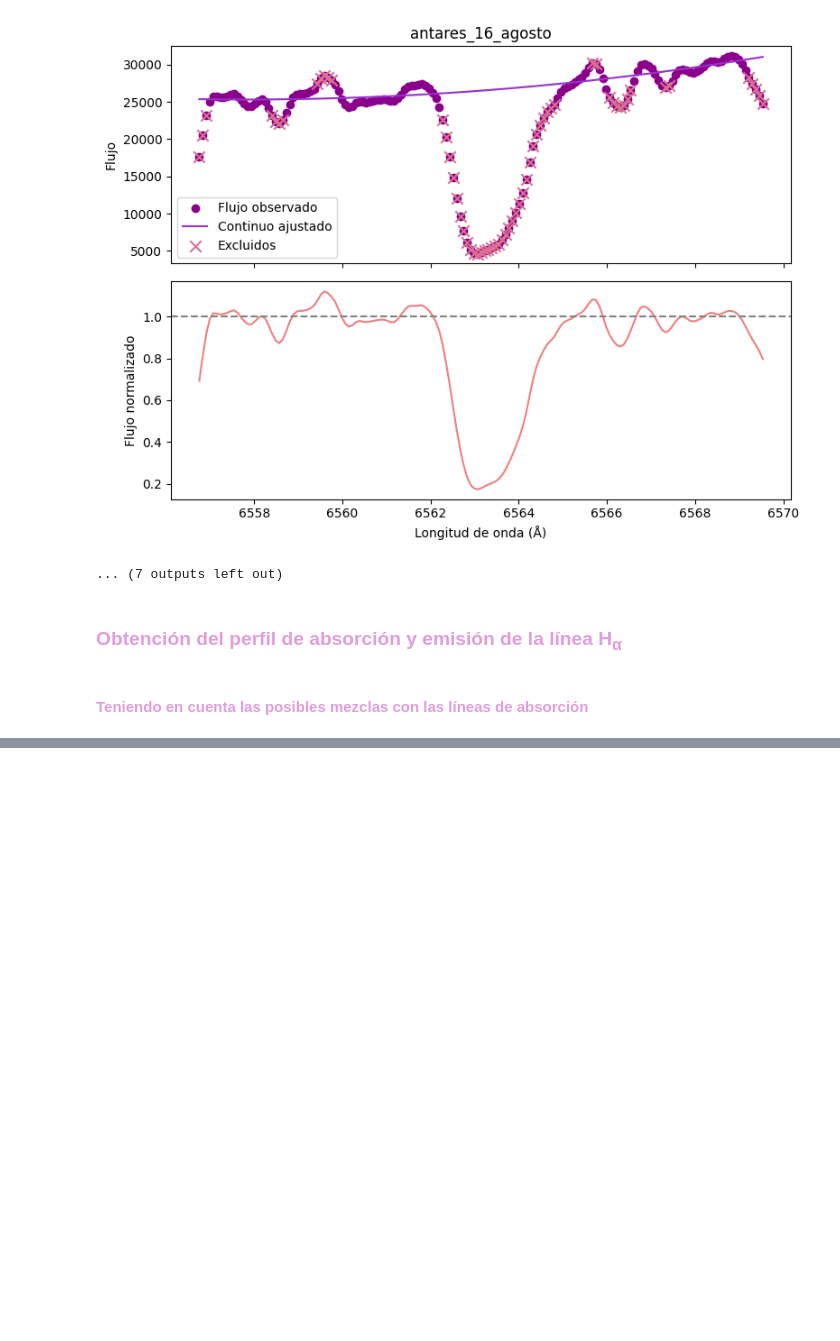
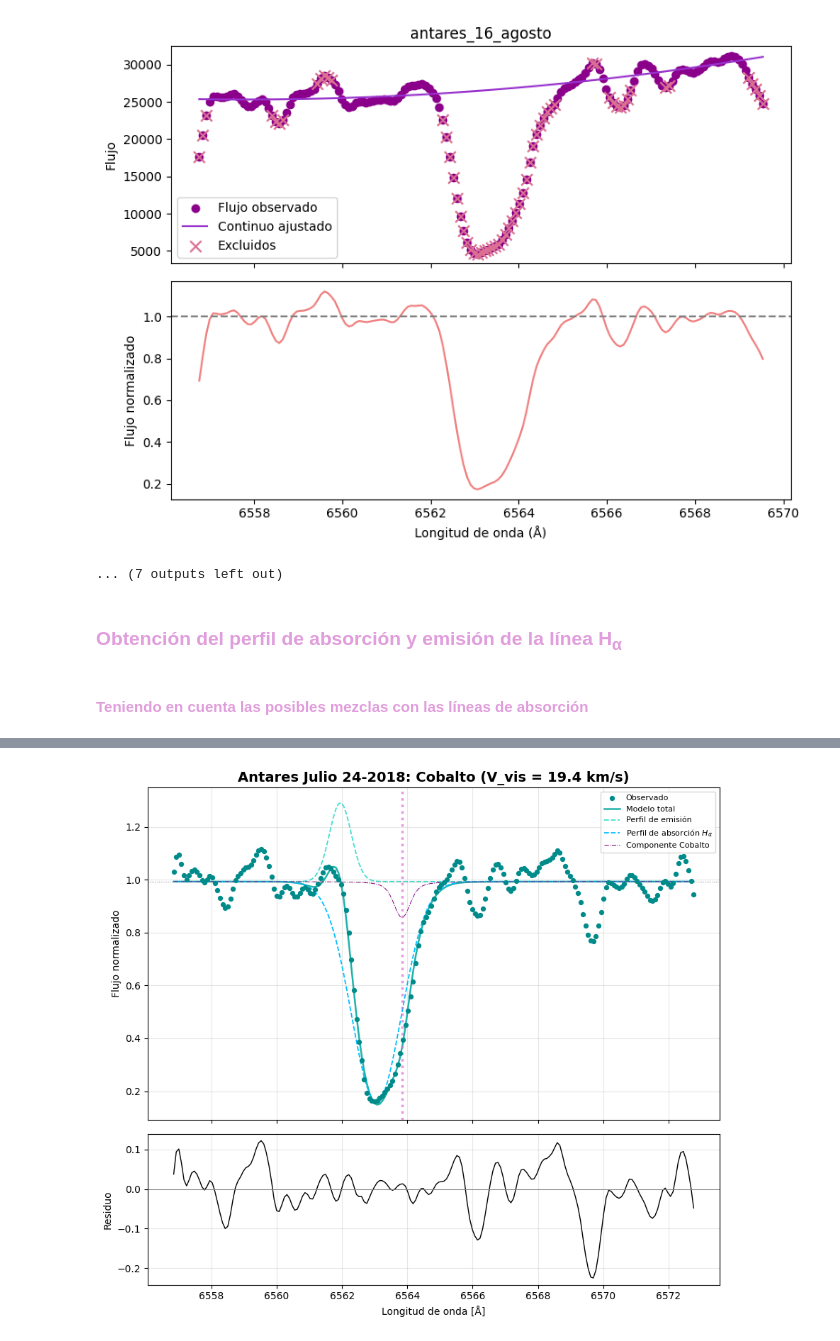
Before and after one commit to JessiDaniL/Tesis, a Jupyter notebook: Datos ESPARTACO/analisis_halpha_antares_normalizacion_2018.ipynb, the cells around one changed output, grey strips where cells are left out. Drawn from its saved outputs; the diff is of its cells as text; code cells hidden in the pictures; blank space fills up the shorter version.

```diff
--- a/Datos ESPARTACO/analisis_halpha_antares_normalizacion_2018.ipynb
+++ b/Datos ESPARTACO/analisis_halpha_antares_normalizacion_2018.ipynb
@@ -387,10 +390,10 @@ def visualizacion_con_metalica(res_metal, lineas_metalicas, mes, titulo,):
     for linea in lineas_metalicas:
         pref = f"{linea['nombre']}_"
         perfil_metal = continuo + comps[pref]
-        ax.plot(longitud_onda, perfil_metal, "-.", color="purple", lw=1.3,
+        ax.plot(longitud_onda, perfil_metal, "-.", color="purple", lw=0.7,
                 label=f"Componente {linea['nombre']}")
         ax.axvline(fit.params[f"{pref}center"].value, color="orchid",
-                   lw=0.7, ls=":", alpha=0.5)
+                   lw=2.5, ls=":", alpha=0.7)
 
     ax.axhline(continuo[0], color="gray", lw=0.7, ls=":")
     ax.set_ylabel("Flujo normalizado")
@@ -406,5 +409,5 @@ def visualizacion_con_metalica(res_metal, lineas_metalicas, mes, titulo,):
     ax2.grid(alpha=0.3)
 
     plt.tight_layout()
-    plt.savefig(fr"Graficas 2018\halpha_{mes.lower()}_cobalto.png", dpi=150)
+    plt.savefig(fr"Graficas 2018\Modelamiento\halpha_{mes.lower()}_cobalto.png", dpi=150)
     plt.show()
@@ -612,0 +505,90 @@ h_alpha_natural = 6562.812 #Amstrongs
+# %%
+resultados = {}
+
+for nombre, datos in espectros.items():
+    meta = metadatos[nombre]
+    fecha_str = meta["fecha"]
+
+
+
+    fits_fecha = {}
+
+    # Ajuste velocidad visible
+
+    if meta.get("velocidad_visible") is not None:
+        v_vis = meta["velocidad_visible"]
+        err_vis = meta.get("incertidumbre_v_visible", 3.0)
+
+        lineas_vis = [{
+            "nombre": "Cobalto",
+            "centro": centro_lab_cobalto,
+            "velocidad": v_vis,
+            "incertidumbre_v": err_vis,
+            "prof_ref": (0.55, 0.63),
+            "t_ref": (3500, 4250),
+        }]
+
+        fits_fecha["visible"] = fit_y_decomposicion(
+            datos, meta["centro_aprox"], "Longitud onda", "Flujo normalizado",
+            lineas_metalicas=lineas_vis, teff=3660
+        )
+
+        # Visualización
+        visualizacion_con_metalica( fits_fecha["visible"], lineas_vis, f"{fecha_str}_visible",
+                                titulo=f"Antares {fecha_str}: Cobalto (V_vis = {v_vis} km/s)"
+        )
+
+    # Ajuste velocidad infrarroja (Si existe)
+
+    if meta.get("velocidad_infrarrojo") is not None:
+        v_ir = meta["velocidad_infrarrojo"]
+        err_ir = meta.get("incertidumbre_v_infrarrojo", 3.0)
+
+        lineas_ir = [{
+            "nombre": "Cobalto",
+            "centro": centro_lab_cobalto,
+            "velocidad": v_ir,
+            "incertidumbre_v": err_ir,
+            "prof_ref": (0.55, 0.63),
+            "t_ref": (3500, 4250),
+        }]
+
+        fits_fecha["infrarrojo"] = fit_y_decomposicion(
+            datos, meta["centro_aprox"], "Longitud onda", "Flujo normalizado",
+            lineas_metalicas=lineas_ir, teff=3660
+        )
+
+        # Visualización individual
+        visualizacion_con_metalica(
+            fits_fecha["infrarrojo"], lineas_ir, f"{fecha_str}_infrarrojo",
+            titulo=f"Antares {fecha_str}: Cobalto (V_IR = {v_ir} km/s)"
+        )
+
+    # Ajuste de centro libre (Inicia con el promedio de las velocidades de referencia)
+
+    v_ref, _ = velocidad_y_error_combinados(meta)
+
+    lineas_libre = [{
+        "nombre": "Cobalto",
+        "centro": centro_lab_cobalto,
+        "centro_libre": True,
+        "margen_v_libre": 15.0,
+        "velocidad_referencia": v_ref if v_ref is not None else 0.0,
+        "prof_ref": (0.55, 0.63),
+        "t_ref": (3500, 4250),
+    }]
+
+    fits_fecha["libre"] = fit_y_decomposicion(
+        datos, meta["centro_aprox"], "Longitud onda", "Flujo normalizado",
+        lineas_metalicas=lineas_libre, teff=3660
+    )
+
+    # Visualización
+    visualizacion_con_metalica(
+        fits_fecha["libre"], lineas_libre, f"{fecha_str}_libre",
+        titulo=f"Antares {fecha_str}: Cobalto (Centro Libre)"
+    )
+
+    resultados[nombre] = fits_fecha
+# %% [output]
+[figure, added]
```
Also changed, not shown: parts of 10 cells of this notebook, 35 other files.
